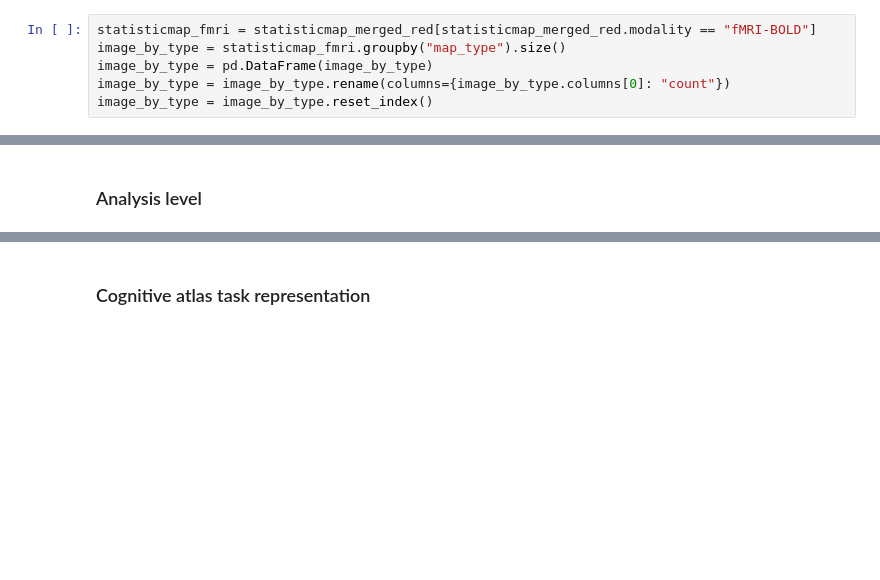
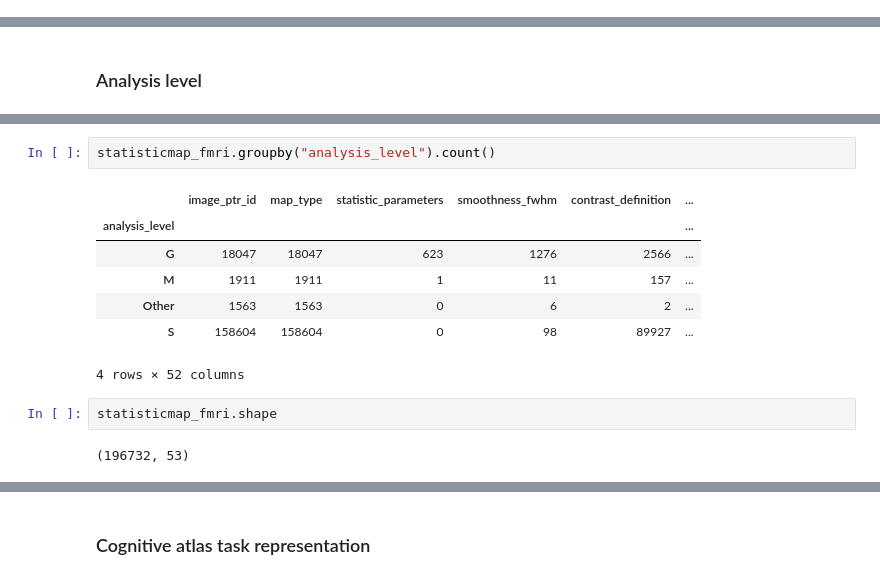
Before and after one commit to NBCLab/large-scale-ibma, a Jupyter notebook: figures/neurovault_data.ipynb, the cells around one changed output, grey strips where cells are left out. Cells and saved outputs as stored; diff of their text form; blank space fills up the shorter version.

```diff
--- a/figures/neurovault_data.ipynb
+++ b/figures/neurovault_data.ipynb
@@ -394,9 +502,3 @@ fig.write_image(op.join(fig_dir, "06_images_by_modality.png"), scale=6)
 fig.show()
 # %% [markdown]
 ### Map type
-# %%
-statisticmap_fmri = statisticmap_merged_red[statisticmap_merged_red.modality == "fMRI-BOLD"]
-image_by_type = statisticmap_fmri.groupby("map_type").size()
-image_by_type = pd.DataFrame(image_by_type)
-image_by_type = image_by_type.rename(columns={image_by_type.columns[0]: "count"})
-image_by_type = image_by_type.reset_index()
@@ -416,0 +600,14 @@ image_by_analysis = image_by_analysis.reset_index()
+# %%
+statisticmap_fmri.groupby("analysis_level").count()
+# %% [output]
+|  | image_ptr_id | map_type | statistic_parameters | smoothness_fwhm | contrast_definition | ... |
+| analysis_level |  |  |  |  |  | ... |
+| G | 18047 | 18047 | 623 | 1276 | 2566 | ... |
+| M | 1911 | 1911 | 1 | 11 | 157 | ... |
+| Other | 1563 | 1563 | 0 | 6 | 2 | ... |
+| S | 158604 | 158604 | 0 | 98 | 89927 | ... |
+4 rows × 52 columns
+# %%
+statisticmap_fmri.shape
+# %% [output]
+(196732, 53)
```
Also changed, not shown: parts of 39 cells of this notebook.
